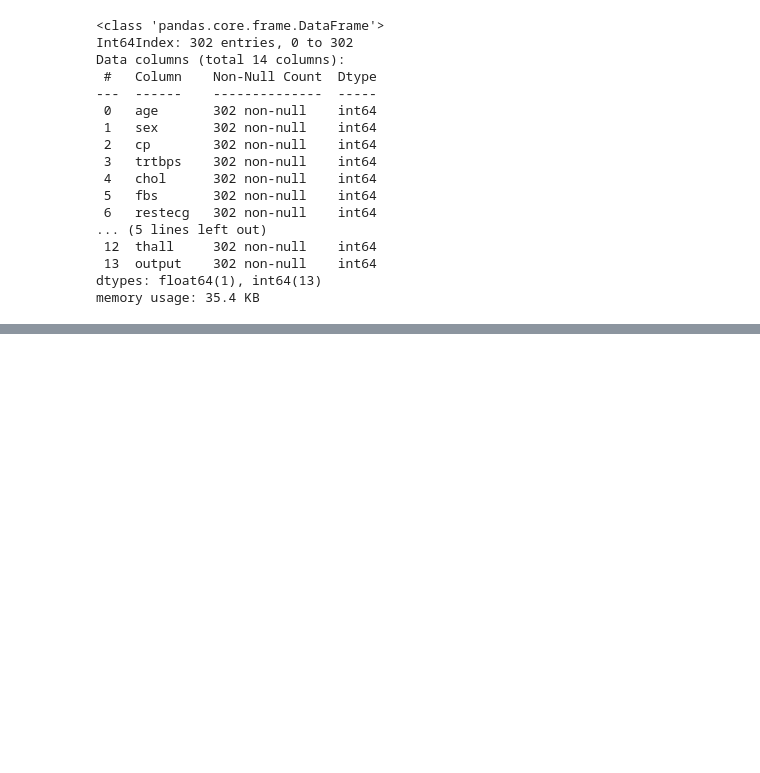
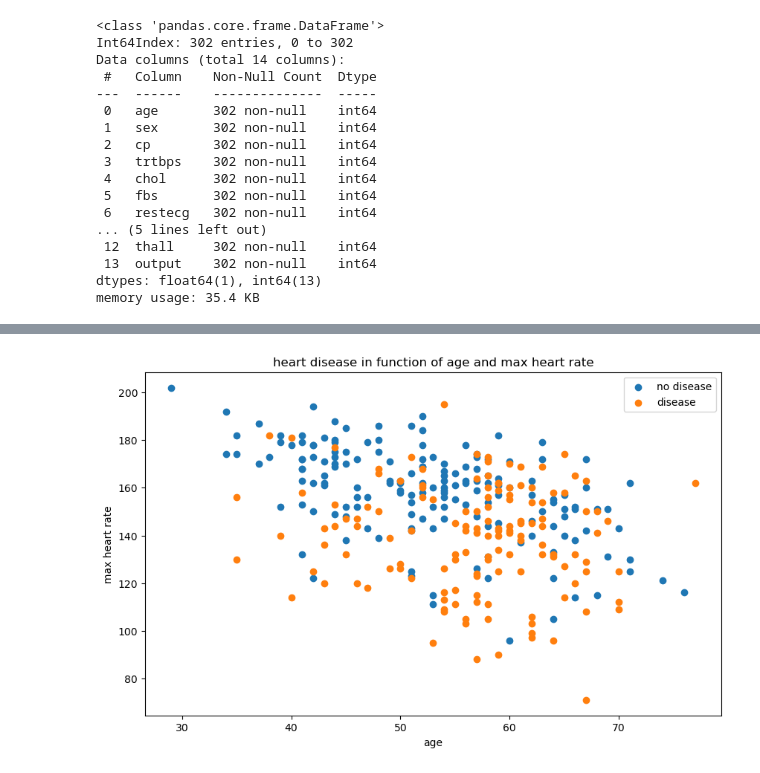
Before and after one commit to GenNyu/Program2DS, a Jupyter notebook: Process_data.ipynb, the cells around one changed output, grey strips where cells are left out. Cells and saved outputs as stored; diff of their text form; code cells hidden in the pictures; blank space fills up the shorter version.

```diff
--- a/Process_data.ipynb
+++ b/Process_data.ipynb
@@ -92,0 +133,14 @@ memory usage: 35.4 KB
+# %%
+plt.figure(figsize=(10, 6))
+plt.scatter(df.age[df.output==1],
+           df.thalachh[df.output==1])
+
+plt.scatter(df.age[df.output==0],
+           df.thalachh[df.output==0])
+
+plt.title('heart disease in function of age and max heart rate')
+plt.xlabel('age')
+plt.ylabel('max heart rate')
+plt.legend(['no disease', 'disease']);
+# %% [output]
+[figure, added]
```
Also changed, not shown: parts of 26 cells of this notebook.
